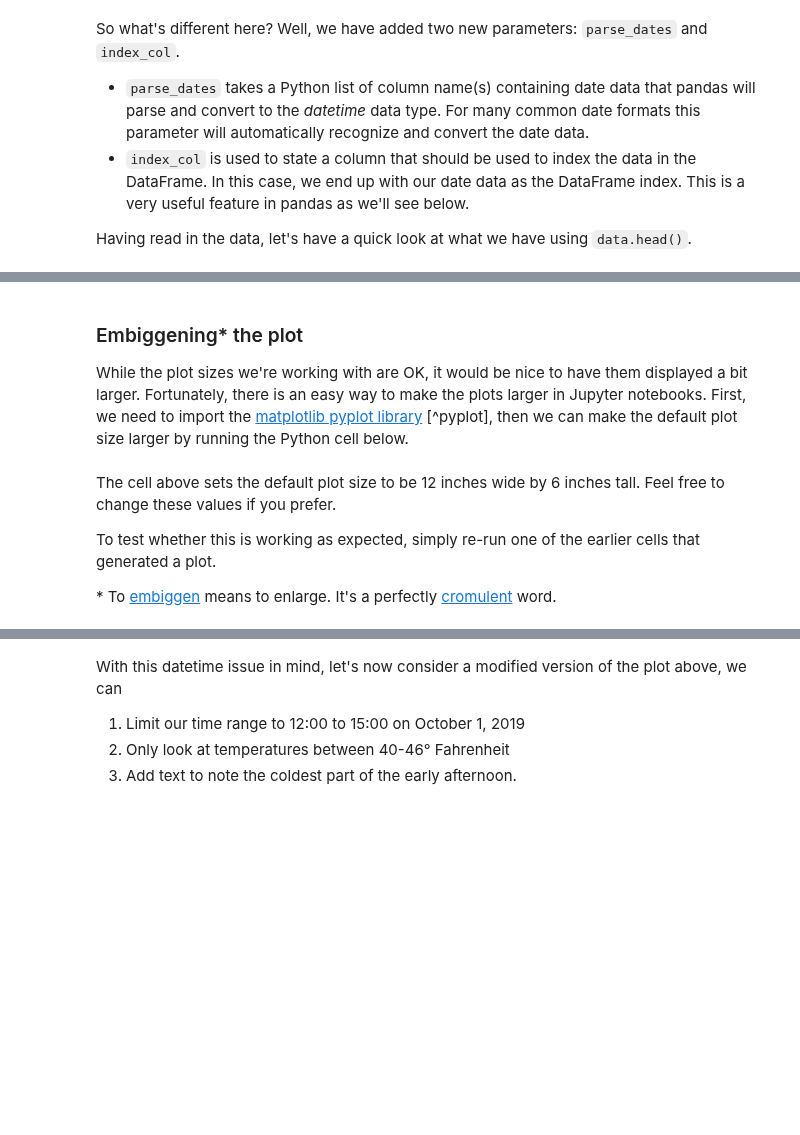
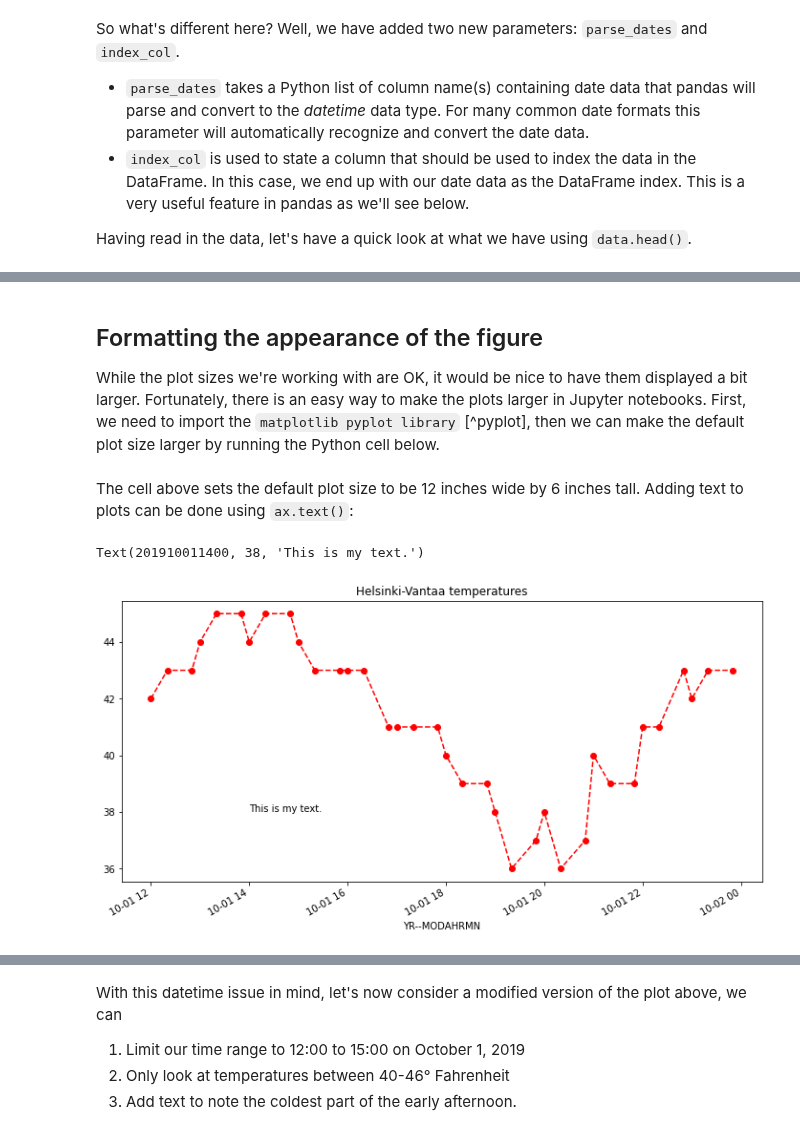
Before and after one commit to Python-GIS-book/site, a Jupyter notebook: source/part1/chapter-03/nb/02-basic-plotting.ipynb, the cells around one changed output, grey strips where cells are left out. Drawn from its saved outputs; the diff is of its cells as text; code cells hidden in the pictures; blank space fills up the shorter version.

```diff
--- a/source/part1/chapter-03/nb/02-basic-plotting.ipynb
+++ b/source/part1/chapter-03/nb/02-basic-plotting.ipynb
@@ -97,5 +52,6 @@ Just as we did last week, we'll read our data file by passing a few parameters t
 # %%
-fp = r'data/029740.txt'
+import pandas as pd
+fp = 'data/029740.txt'
 
 data = pd.read_csv(fp, delim_whitespace=True,
                    na_values=['*', '**', '***', '****', '*****', '******'],
@@ -166,18 +115,18 @@ help(oct1_temps.plot)
 # %% [markdown]
-### Embiggening\* the plot
+## Formatting the appearance of the figure
 
-While the plot sizes we're working with are OK, it would be nice to have them displayed a bit larger.
-Fortunately, there is an easy way to make the plots larger in Jupyter notebooks.
-First, we need to import the [matplotlib pyplot library](https://matplotlib.org/api/pyplot_api.html) [^pyplot], then we can make the default plot size larger by running the Python cell below.
+While the plot sizes we're working with are OK, it would be nice to have them displayed a bit larger. Fortunately, there is an easy way to make the plots larger in Jupyter notebooks. First, we need to import the `matplotlib pyplot library` [^pyplot], then we can make the default plot size larger by running the Python cell below.
 # %%
 import matplotlib.pyplot as plt
 
 plt.rcParams['figure.figsize'] = [12, 6]
-# %% [markdown]
-The cell above sets the default plot size to be 12 inches wide by 6 inches tall.
-Feel free to change these values if you prefer.
-
-To test whether this is working as expected, simply re-run one of the earlier cells that generated a plot.
-
-\* To [embiggen](https://www.lexico.com/definition/embiggen) means to enlarge.
-It's a perfectly [cromulent](https://www.lexico.com/definition/cromulent) word.
+# %% [markdown]
+The cell above sets the default plot size to be 12 inches wide by 6 inches tall. Adding text to plots can be done using `ax.text()`:
+# %%
+import datetime
+ax = oct1_temps.plot(style='ro--', title='Helsinki-Vantaa temperatures')
+x, y = '201910011400', 38
+ax.text(x, y, 'This is my text.')
+# %% [output]
+Text(201910011400, 38, 'This is my text.')
+[figure, added]
```
Also changed, not shown: parts of 33 cells of this notebook, 4 other files.
